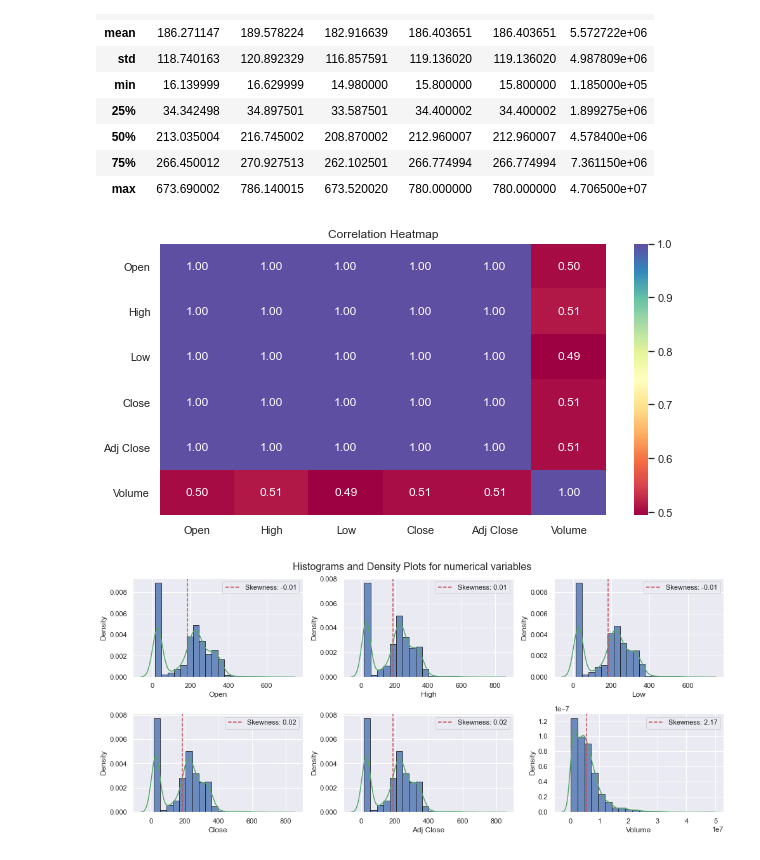
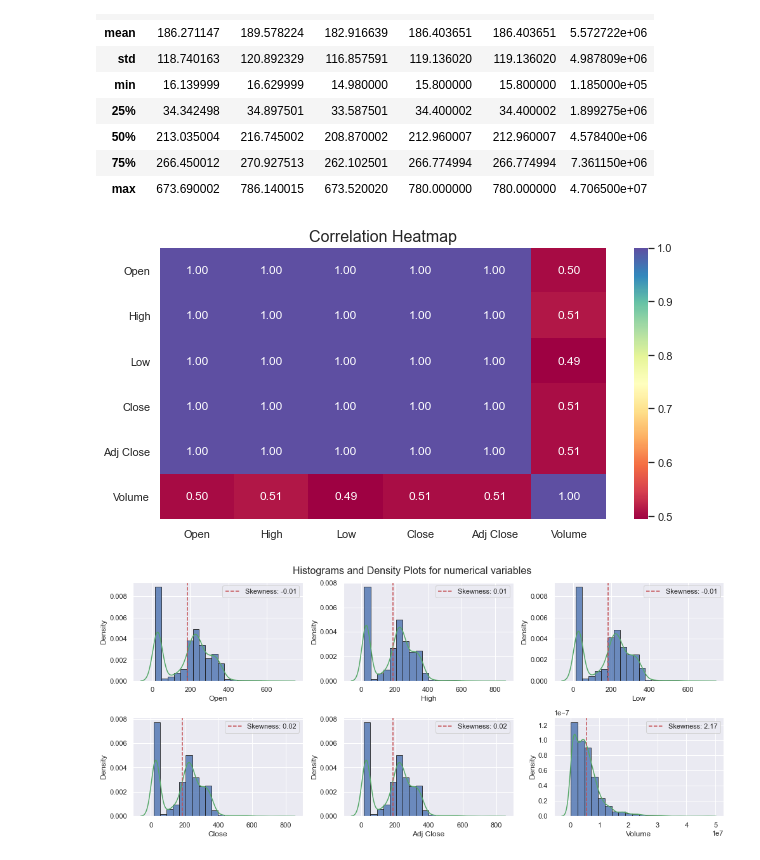
Before and after one commit to Mwizerwa/Stock_Price_Prediction, a Jupyter notebook: notebooks/data_exploration.ipynb, the cells around one changed output. Saved outputs shown, nothing was run; the diff lists cells and outputs as text; code cells hidden in the pictures.

```diff
--- a/notebooks/data_exploration.ipynb
+++ b/notebooks/data_exploration.ipynb
@@ -23,15 +23,15 @@ corr_matrix = dataset.corr()
 # %%
 #Get the correlation heatmap
 #Get the image size
 plt.figure(figsize=(10, 5))
 #Create a heatmap
 sns.heatmap(corr_matrix, annot=True, cmap="Spectral", fmt=".2f")
 #Add a title
-plt.title("Correlation Heatmap")
+plt.title("Correlation Heatmap", fontsize=16)
 # Display the plot
 plt.show()
 # %% [output]
-[figure, old version]
+[figure, new version]
 # %%
 #Plot histograms
 plt.figure(figsize=(14, 6))
```
Also changed, not shown: parts of 9 cells of this notebook.
